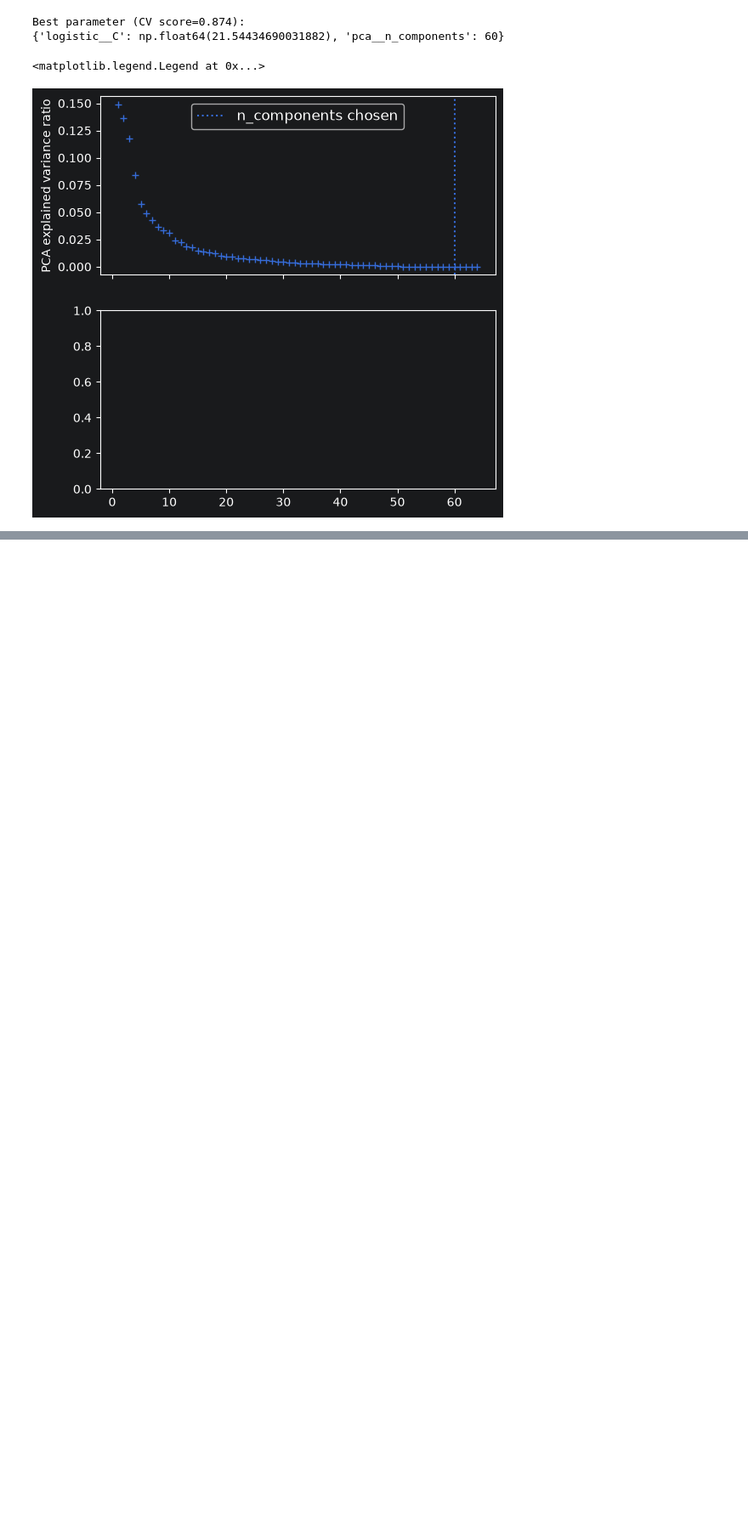
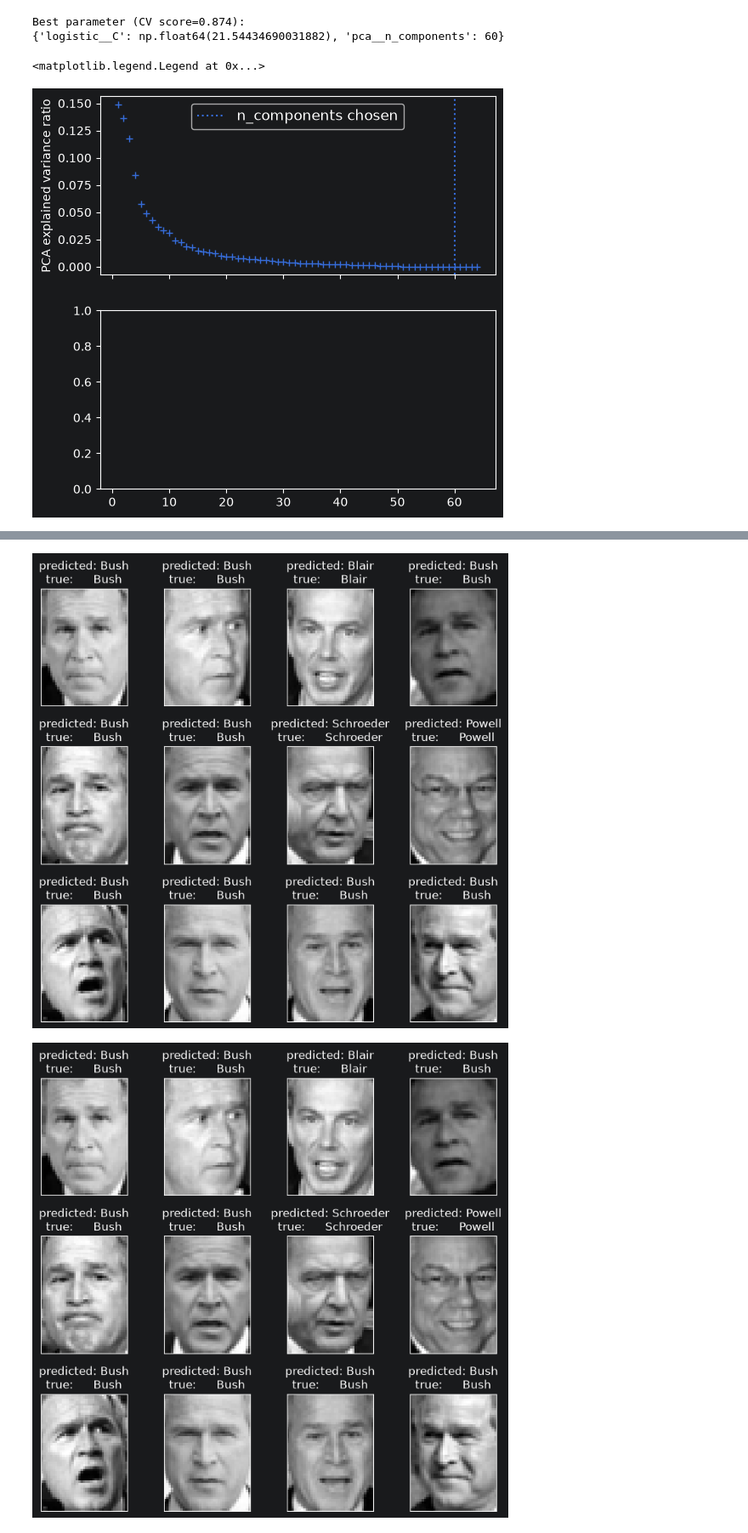
Before and after one commit to WBarnard4/HCC-8000, a Jupyter notebook: Term 1/Machine Intelligence 1/Unit 6/scikit-learn Pipelining.ipynb, the cells around one changed output, grey strips where cells are left out. Shown at 85% size. Saved outputs shown, nothing was run; the diff lists cells and outputs as text; code cells hidden in the pictures; blank space fills up the shorter version.

```diff
--- a/Term 1/Machine Intelligence 1/Unit 6/scikit-learn Pipelining.ipynb
+++ b/Term 1/Machine Intelligence 1/Unit 6/scikit-learn Pipelining.ipynb
@@ -51,0 +396,28 @@ Best parameter (CV score=0.874):
+# %%
+# Qualitative Evaluation
+def plot_gallery(images, titles, height, width, n_row=3, n_col=4):
+    """Plot a gallery of portraits."""
+    fig, axs = plt.subplots(n_row, n_col, figsize=(1.8 * n_col, 2.4 * n_row))
+    fig.subplots_adjust(bottom=0, left=0.01, right=0.99, top=0.90, hspace=0.35)
+    for ax, image, title in zip(axs.ravel(), images, titles):
+        ax.imshow(image.reshape((height, width)), cmap=plt.cm.gray)
+        ax.set_title(title, size=12)
+        ax.set_xticks(())
+        ax.set_yticks(())
+    return fig
+
+
+def make_title(y_pred, y_test, target_names, i):
+    pred_name = target_names[y_pred[i]].rsplit(" ", 1)[-1]
+    true_name = target_names[y_test[i]].rsplit(" ", 1)[-1]
+    return f"predicted: {pred_name}\ntrue:      {true_name}"
+
+
+prediction_titles = [
+    make_title(y_pred, y_test, target_names, i) for i in range(y_pred.shape[0])
+]
+
+plot_gallery(X_test, prediction_titles, height, width)
+# %% [output]
+[figure, added]
+[figure, added]
```
Also changed, not shown: parts of 5 cells of this notebook, 1 other file.
